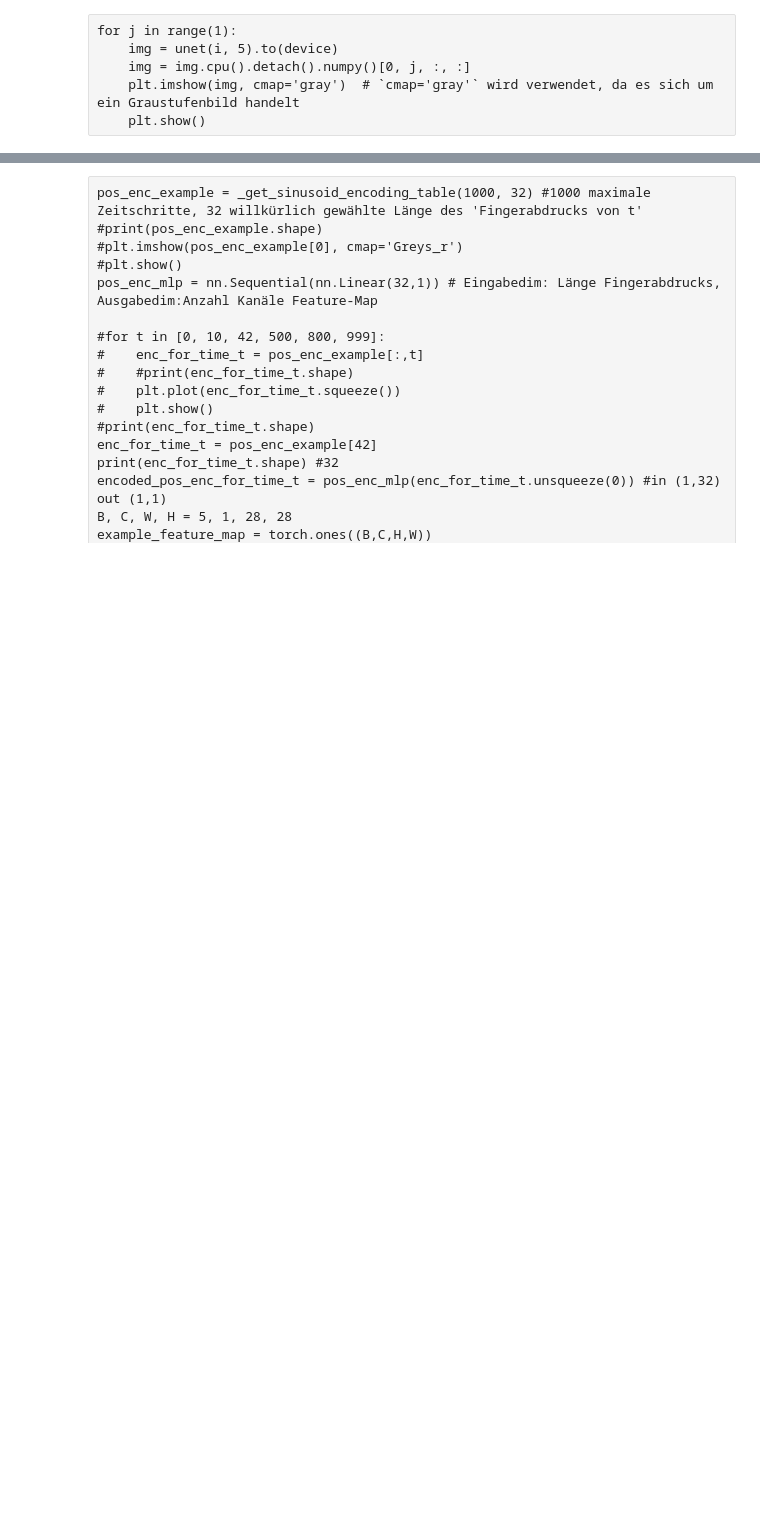
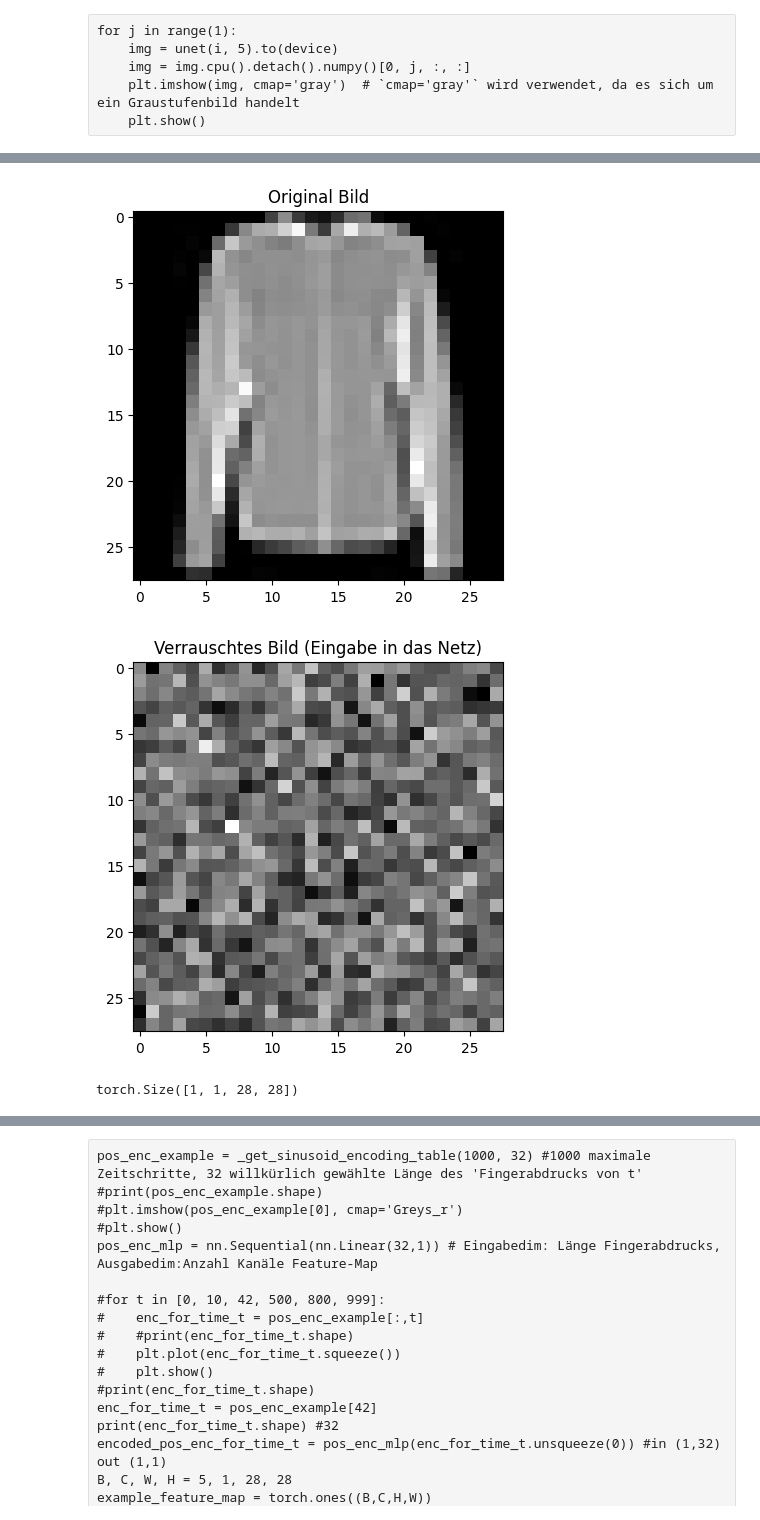
Before and after one commit to FirstThread/DDPM-and-LDM, a Jupyter notebook: FashionMNIST_Dataset-Diffusion_Model.ipynb, the cells around one changed output, grey strips where cells are left out. Drawn from its saved outputs; the diff is of its cells as text; code cells hidden in the pictures; blank space fills up the shorter version.

Commit message:
endlich nen save

```diff
--- a/FashionMNIST_Dataset-Diffusion_Model.ipynb
+++ b/FashionMNIST_Dataset-Diffusion_Model.ipynb
@@ -283,8 +508,11 @@ class Up(nn.Module):
     def __init__(self, in_channels, out_channels):
         super().__init__()
 
-        #Another approach is to separate out upsampling to a higher resolution from convolution to compute features.
-        self.up = nn.Upsample(scale_factor=2, mode='bilinear', align_corners=True)
+
+        self.up = nn.Sequential(
+            nn.ConvTranspose2d(in_channels, out_channels, kernel_size=4, stride=2, padding=1, bias=False),
+            nn.BatchNorm2d(out_channels),
+            nn.LeakyReLU(inplace=True))
         self.conv = DoubleConv(in_channels, out_channels, in_channels // 2)
 
     def forward(self, x1, x2):
@@ -301,7 +529,6 @@ class Up(nn.Module):
 
         x1 = F.pad(x1, [diffX // 2, diffX - diffX // 2,
                         diffY // 2, diffY - diffY // 2])
-
         x = torch.cat([x2, x1], dim=1)
         return self.conv(x)
 # %%
@@ -428,6 +652,7 @@ plt.show()
 learning_rate = 0.002
 criterion = torch.nn.MSELoss()
 optimizer = torch.optim.Adam(unet.parameters(), lr=learning_rate, weight_decay = 0.001)
+scheduler = torch.optim.lr_scheduler.ReduceLROnPlateau(optimizer, factor=0.5, patience=10, verbose=True)
 
 def evaluate(net, dataloader, device):
     net.eval()
@@ -457,8 +685,8 @@ def evaluate(net, dataloader, device):
 def train_model(
         model,
         device,
-        epochs: int = 2500,
-        learning_rate: float = 1e-4,
+        epochs: int = 0,
+        learning_rate: float = 1e-2,
         val_percent: float = 0.1,
         img_scale: float = 0.5,
         weight_decay: float = 1e-8,
@@ -473,7 +701,7 @@ def train_model(
         running_loss = 0.0
         for i, data in enumerate(trainloader):
             image, mask_true = [t.to(device) for t in data]
-            progress_bar.set_postfix({f'T of {[len(trainloader)]}' : i+1}, refresh=True)
+            progress_bar.set_postfix({f'T of {[len(trainloader)]}' : i+1, 'Best loss': min_loss}, refresh=True)
             optimizer.zero_grad()
                 # move images and labels to correct device and type
             image = image.to(dtype=torch.float32, memory_format=torch.channels_last)
@@ -488,15 +716,18 @@ def train_model(
             loss.backward()
             optimizer.step()
 
+
             running_loss += loss.item()
 
         loss_mean = np.mean(mean_epoch_loss)
+        # scheduler on loss_mean with patience 10 with more aggressive learning rate
+        scheduler.step(loss_mean)
         if loss_mean < min_loss:
             min_loss = loss_mean
-            torch.save(model, 'best_fmnist_model.pt')
+            #torch.save(model, 'best_fmnist_model_vol2.pt')
         if epoch%100==0:
             print('---')
-            print(f"Epoch: {epoch} | Train Loss {loss_mean}")
+            print(f"Epoch: {epoch} | Train Loss: {loss_mean} | Best Loss: {min_loss}")
 
 
     evaluate(model, valloader, device)
@@ -509,3 +737,6 @@ Epoch: 0 | Train Loss 0.5979605286808337
 def try_to_revert(noise, eps, anzahl_schritte, total_schritte=1000):
     alpha_quers = berechne_alpha_quer_x_forward_steps(total_schritte)
     return (noise - eps * np.sqrt(1-alpha_quers[anzahl_schritte - 1]))/np.sqrt(alpha_quers[anzahl_schritte - 1])
+# %%
+unet = torch.load('best_fmnist_model_vol2.pt')
+unet.eval()
@@ -512,34 +761,38 @@ def try_to_revert(noise, eps, anzahl_schritte, total_schritte=1000):
 # %%
 dataiter = iter(trainloader)
 i, data = next(dataiter)
-t_zahl = 50
+t_zahl = 800
 
 plt.imshow(i[0,0].cpu().detach().numpy(), cmap="gray")
 plt.title("Original Bild")
 plt.show()
 
 img_noise, eps = mache_noise_direkt(i[0:1].to(device), t_zahl)
 
 plt.imshow(img_noise[0,0].cpu().detach().numpy(), cmap="gray")
 plt.title("Verrauschtes Bild (Eingabe in das Netz)")
 plt.show()
 print(img_noise.shape)
 img_pred = unet(img_noise, t_zahl)
 
 
 
 plt.imshow(img_pred[0,0].cpu().detach().numpy(), cmap="gray")
 plt.title("Geschätztes Epsilon (Ausgabe vom Netz)")
 plt.show()
 
 
 
 plt.imshow(eps[0,0].cpu().detach().numpy(), cmap="gray")
 plt.title("Richtiges Epsilon")
 plt.show()
 
 reverted_img = try_to_revert(img_noise, img_pred, t_zahl)
 
 plt.imshow(reverted_img[0,0].cpu().detach().numpy(), cmap="gray")
 plt.title("Umkehrung des Rauschens mit Prediction")
 plt.show()
+# %% [output]
+[figure, added]
+[figure, added]
+torch.Size([1, 1, 28, 28])
```
Also changed, not shown: parts of 25 cells of this notebook, 1 other file.
